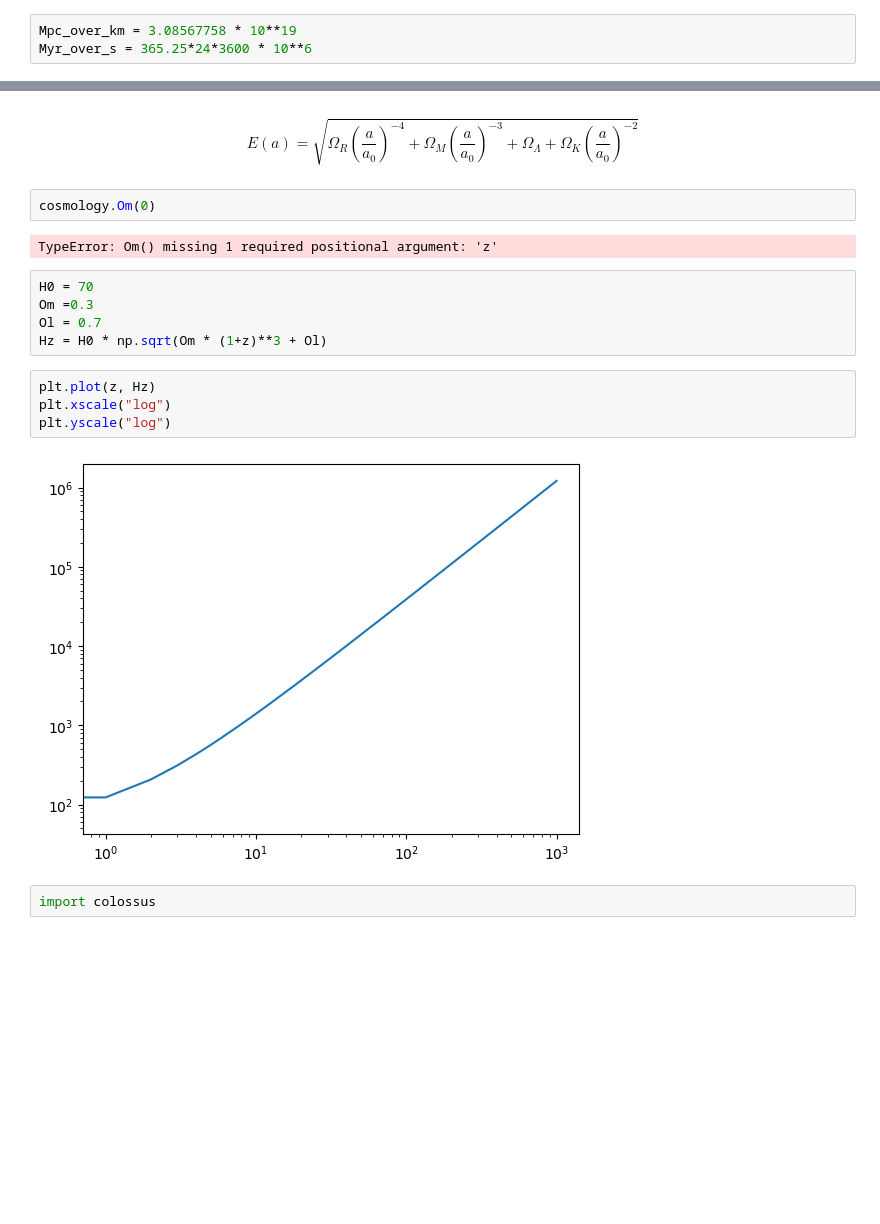
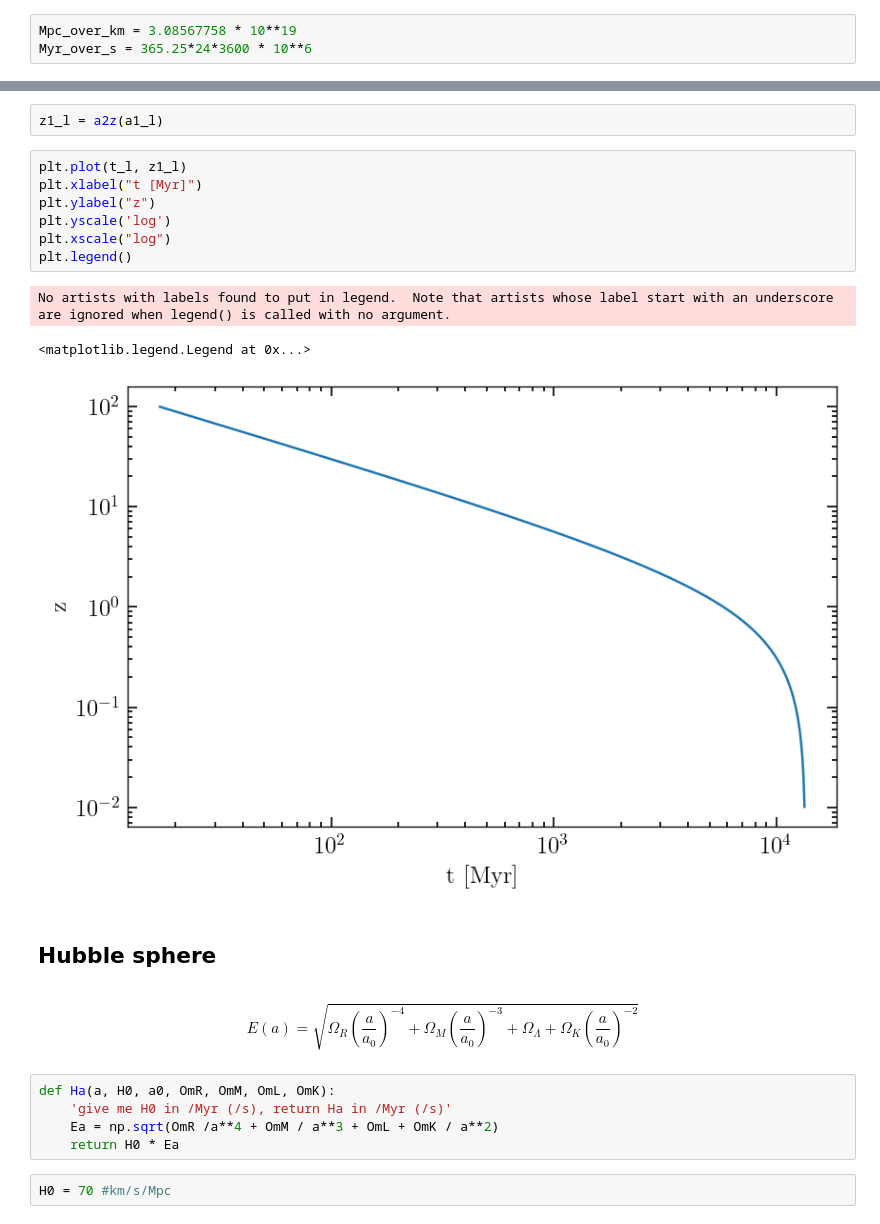
Before and after one commit to SiyiZhao/learnCosmology, a Jupyter notebook: code/expansion.ipynb, the cells around one changed output, grey strips where cells are left out. Cells and saved outputs as stored; diff of their text form; blank space fills up the shorter version.

Commit message:
find out Hubble sphere

```diff
--- a/code/expansion.ipynb
+++ b/code/expansion.ipynb
@@ -51,19 +54,24 @@ AttributeError: module 'astropy.cosmology' has no attribute 'H'
+# %%
+z1_l = a2z(a1_l)
+# %%
+plt.plot(t_l, z1_l)
+plt.xlabel("t [Myr]")
+plt.ylabel("z")
+plt.yscale('log')
+plt.xscale("log")
+plt.legend()
+# %% [output]
+No artists with labels found to put in legend.  Note that artists whose label start with an underscore are ignored when legend() is called with no argument.
+<matplotlib.legend.Legend at 0x...>
+[figure, added]
+# %% [markdown]
+## Hubble sphere
 # %% [markdown]
 $$E(a) = \sqrt{ \Omega_R \left(\frac{a}{a_0}\right)^{-4} + \Omega_M \left(\frac{a}{a_0}\right)^{-3} + \Omega_\Lambda + \Omega_K \left(\frac{a}{a_0}\right)^{-2} }$$
-# %%
-cosmology.Om(0)
-# %% [output]
-TypeError: Om() missing 1 required positional argument: 'z'
-# %%
-H0 = 70
-Om =0.3
-Ol = 0.7
-Hz = H0 * np.sqrt(Om * (1+z)**3 + Ol)
-# %%
-plt.plot(z, Hz)
-plt.xscale("log")
-plt.yscale("log")
-# %% [output]
-[figure, removed]
-# %%
-import colossus
+# %%
+def Ha(a, H0, a0, OmR, OmM, OmL, OmK):
+    'give me H0 in /Myr (/s), return Ha in /Myr (/s)'
+    Ea = np.sqrt(OmR /a**4 + OmM / a**3 + OmL + OmK / a**2)
+    return H0 * Ea
+# %%
+H0 = 70 #km/s/Mpc
```
Also changed, not shown: parts of 17 cells of this notebook, 6 other files.
